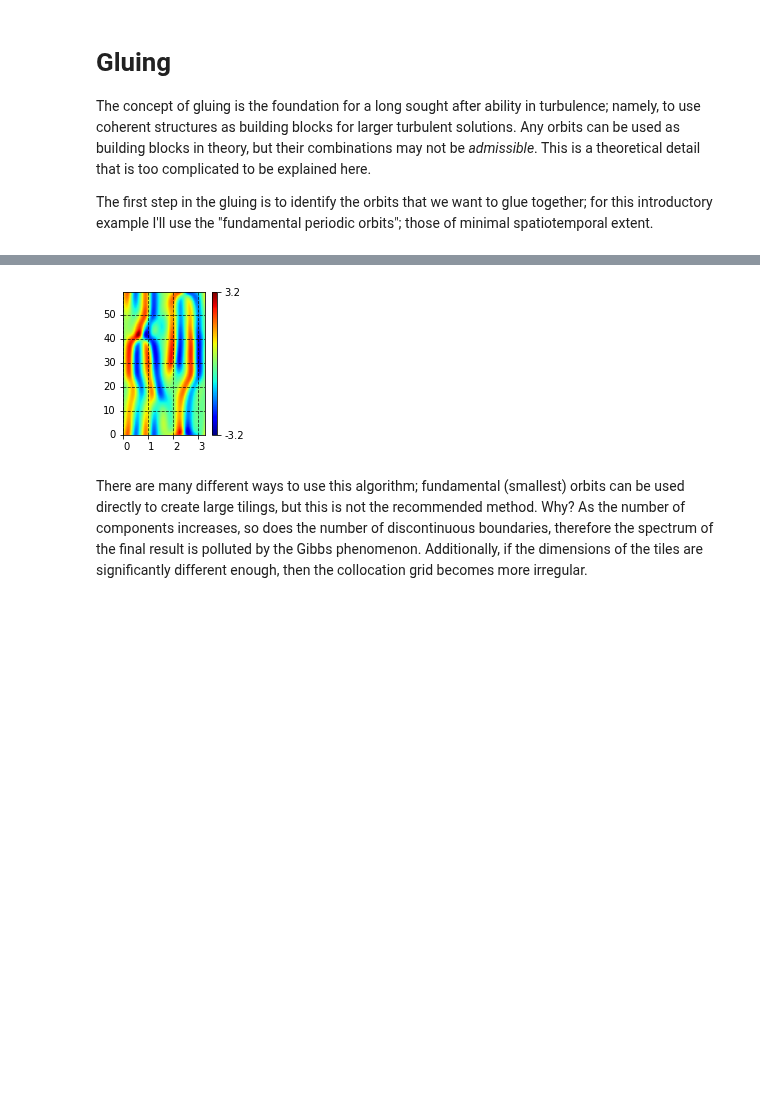
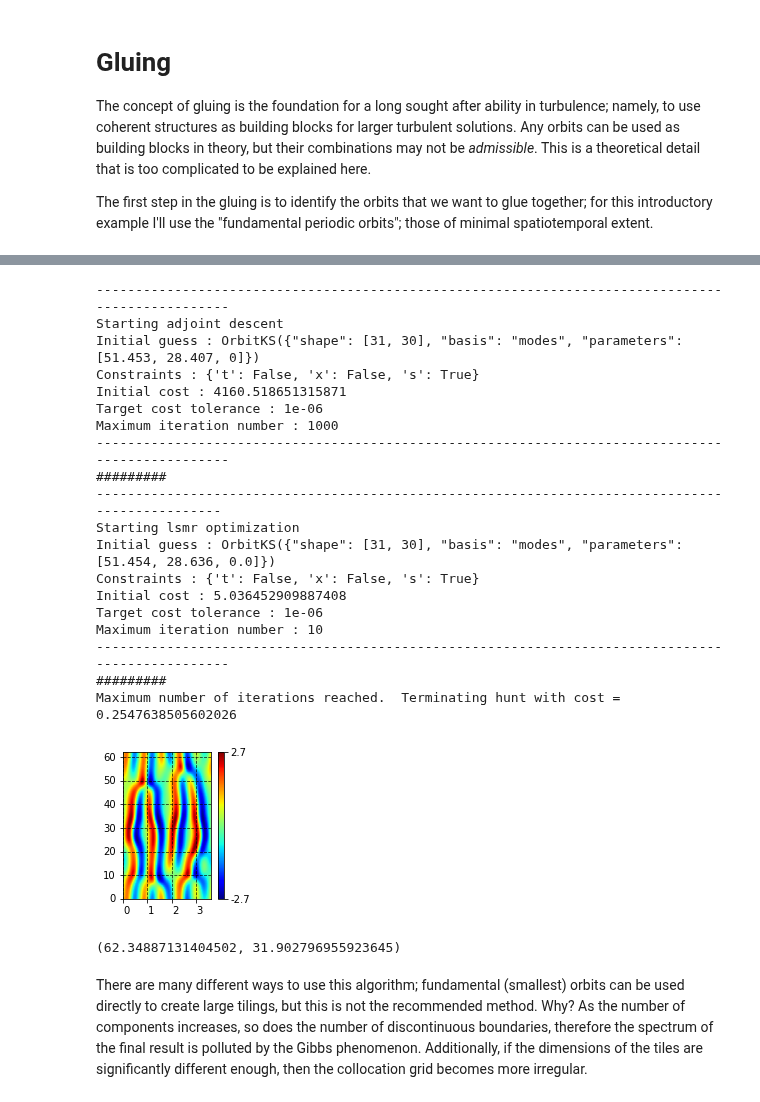
Before and after one commit to chaotic-systems/orbithunter, a Jupyter notebook: notebooks/gluing.ipynb, the cells around one changed output, grey strips where cells are left out. Cells and saved outputs as stored; diff of their text form; code cells hidden in the pictures; blank space fills up the shorter version.

```diff
--- a/notebooks/gluing.ipynb
+++ b/notebooks/gluing.ipynb
@@ -36,10 +33,32 @@ tiled_orbit.plot(padding=True)
 # %%
-tiling_result = orb.hunt(tiled_orbit.transform(to='modes').resize(), methods=('adj', 'lstsq'), maxiter=[100000, 500],
-                     verbose=False, preconditioning=True, pexp=(1,4))
+tiling_result = orb.hunt(tiled_orbit.transform(to='modes').resize(32, 32),
+                         maxiter=[1000, 10], methods=('adj', 'lsmr'),
+                         verbose=True, preconditioning=[True, False],
+                         pexp=(2, 2))
+tiling_result.orbit.plot(padding=True)
+print(tiling_result.orbit.dimensions())
+# %% [output]
+-------------------------------------------------------------------------------------------------
+Starting adjoint descent
+Initial guess : OrbitKS({"shape": [31, 30], "basis": "modes", "parameters": [51.453, 28.407, 0]})
+Constraints : {'t': False, 'x': False, 's': True}
+Initial cost : 4160.518651315871
+Target cost tolerance : 1e-06
+Maximum iteration number : 1000
+-------------------------------------------------------------------------------------------------
+#########
+------------------------------------------------------------------------------------------------
+Starting lsmr optimization
+Initial guess : OrbitKS({"shape": [31, 30], "basis": "modes", "parameters": [51.454, 28.636, 0.0]})
+Constraints : {'t': False, 'x': False, 's': True}
+Initial cost : 5.036452909887408
+Target cost tolerance : 1e-06
+Maximum iteration number : 10
+-------------------------------------------------------------------------------------------------
+#########
+Maximum number of iterations reached.  Terminating hunt with cost = 0.2547638505602026
+[figure, added]
+(62.34887131404502, 31.902796955923645)
-# %%
-tiling_result.orbit.plot(padding=True)
-# %% [output]
-[figure, removed]
 # %% [markdown]
 There are many different ways to use this algorithm; fundamental (smallest) orbits can be used directly to create large
 tilings, but this is not the recommended method. Why? As the number of components increases, so does the number of discontinuous boundaries, therefore the spectrum of the final result is polluted by the Gibbs phenomenon. Additionally,
```
Also changed, not shown: parts of 25 cells of this notebook, 21 other files.
